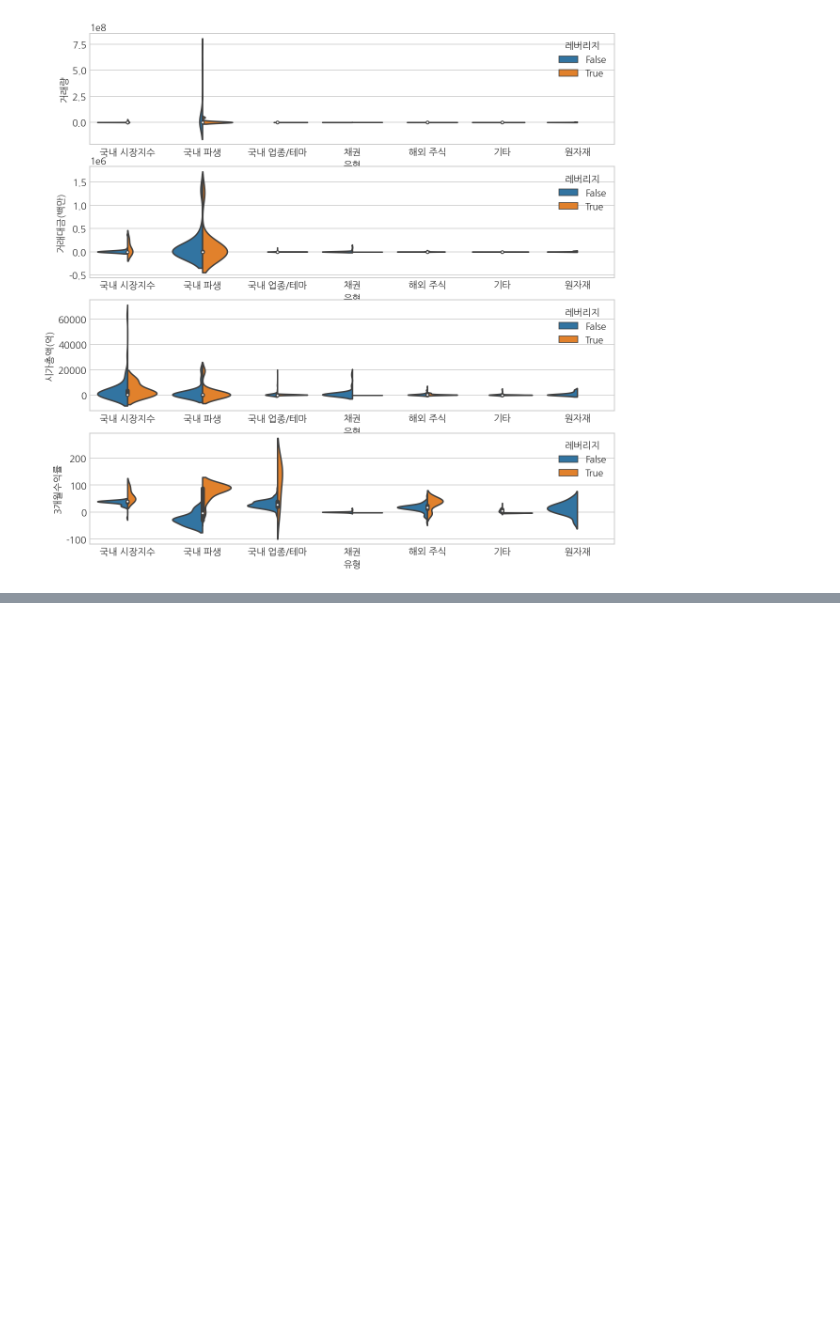
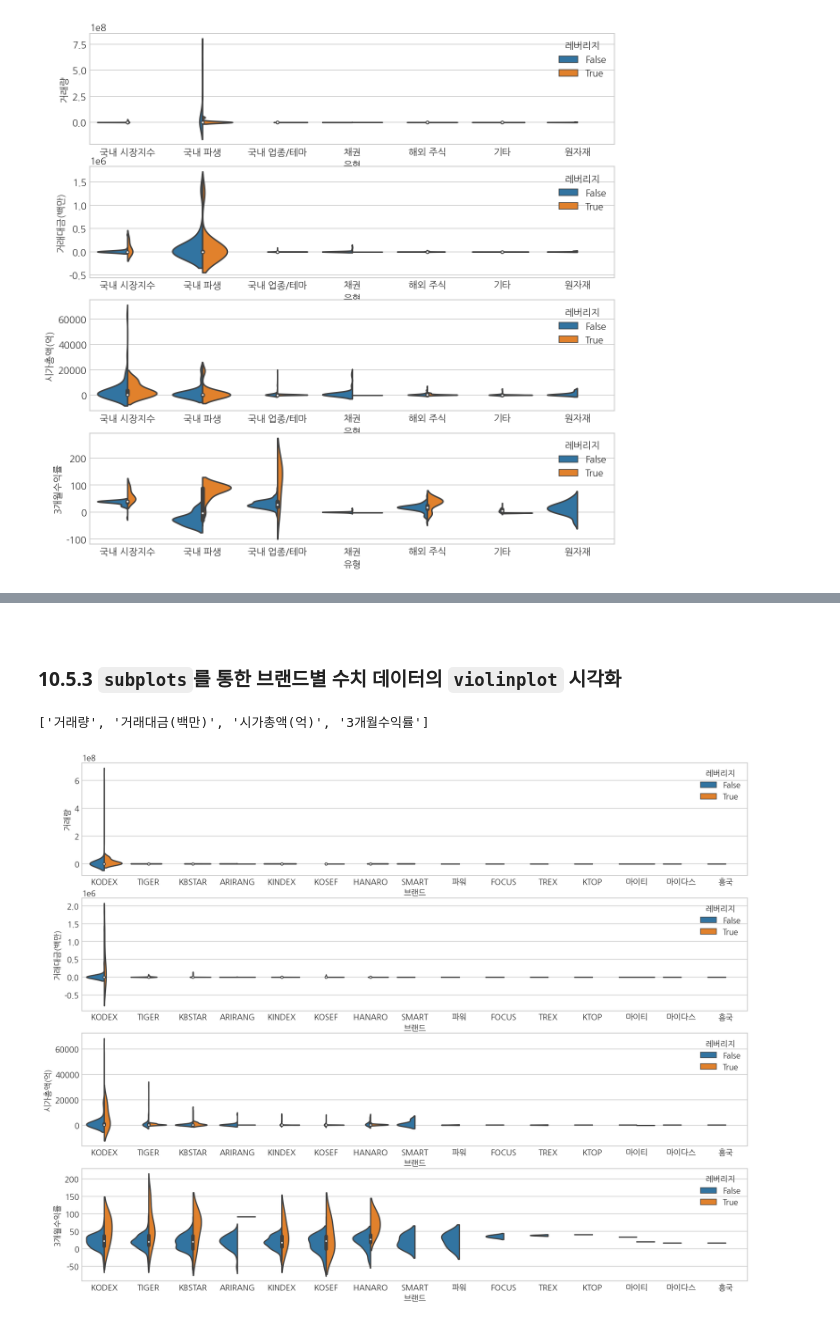
Before and after one commit to zgotter/financial-data-analysis-with-python, a Jupyter notebook: 10_ETF-data-visualization-with-subplots.ipynb, the cells around one changed output, grey strips where cells are left out. Cells and saved outputs as stored; diff of their text form; code cells hidden in the pictures; blank space fills up the shorter version.

```diff
--- a/10_ETF-data-visualization-with-subplots.ipynb
+++ b/10_ETF-data-visualization-with-subplots.ipynb
@@ -330,0 +362,16 @@ plt.show()
+# %% [markdown]
+<br>
+
+### 10.5.3 `subplots`를 통한 브랜드별 수치 데이터의 `violinplot` 시각화
+# %%
+row_cols
+# %% [output]
+['거래량', '거래대금(백만)', '시가총액(억)', '3개월수익률']
+# %%
+fig, axes = plt.subplots(nrows=len(row_cols), figsize=(15, 12))
+for i, rcol in enumerate(row_cols):
+    sns.violinplot(data=df, x='브랜드', y=rcol, hue='레버리지', ax=axes[i], split=True)
+
+plt.show()
+# %% [output]
+[figure, added]
```
Also changed, not shown: parts of 6 cells of this notebook.
